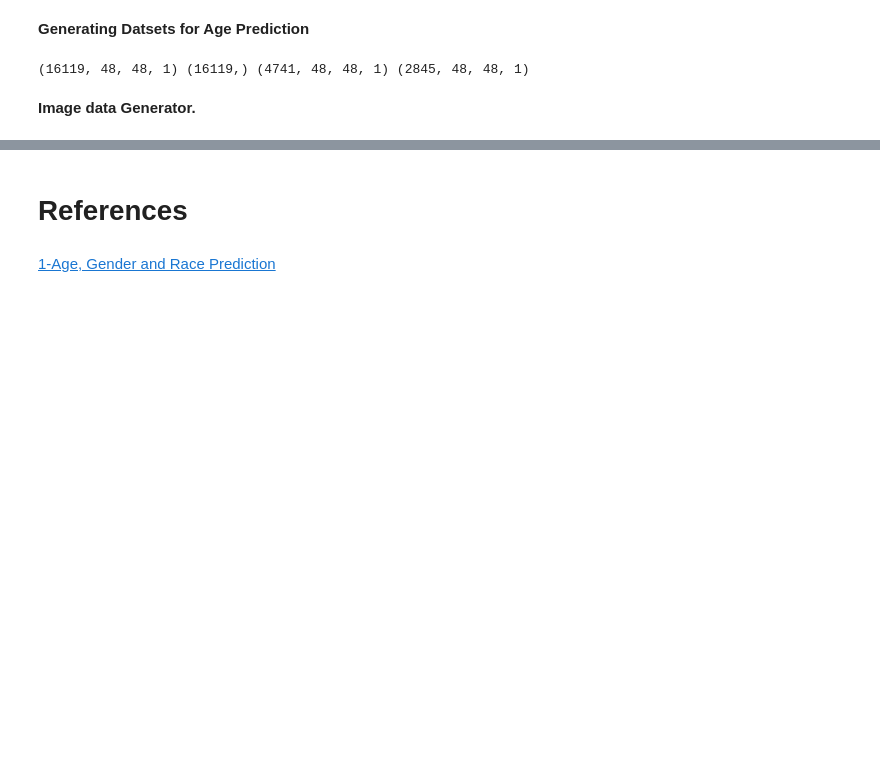
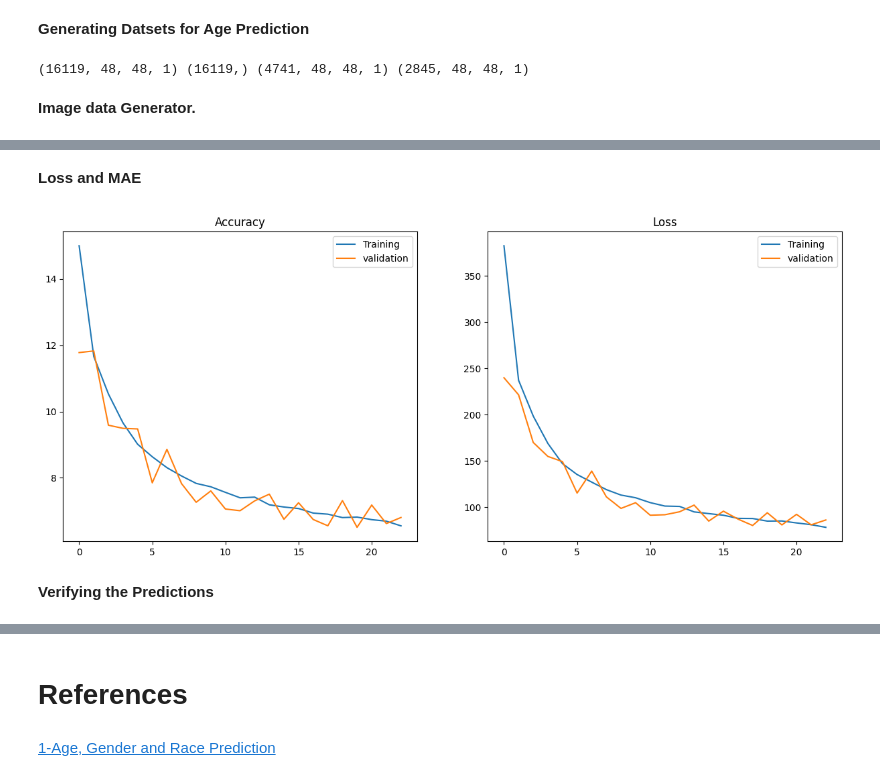
Before and after one commit to dr-mushtaq/Projects, a Jupyter notebook: Age,_Gender_and_Race_Prediction.ipynb, the cells around one changed output, grey strips where cells are left out. Cells and saved outputs as stored; diff of their text form; code cells hidden in the pictures; blank space fills up the shorter version.

```diff
--- a/Age,_Gender_and_Race_Prediction.ipynb
+++ b/Age,_Gender_and_Race_Prediction.ipynb
@@ -143,0 +146,18 @@ showImagesAge(X,Y)
+# %%
+image_input = keras.Input(shape=(48,48,1))
+
+l1 = Conv2D(32,(3,3), activation="relu")(image_input)
+l2 = Conv2D(32,(3,3), activation="relu")(l1)
+l3 = MaxPooling2D(pool_size=(2, 2))(l2)
+
+l4 = Dropout(0.30)(l3)
+
+l5 = Conv2D(64,(3,3), activation="relu")(l4)
+l6 = Conv2D(128,(3,3), activation="relu")(l5)
+
+#l7 = BatchNormalization()(l6)
+
+l8 = Flatten()(l6)
+l9 = Dense(256, activation= "relu")(l8)
+image_output = Dense(1)(l9)
+model_age = keras.Model(image_input, image_output)
@@ -143,0 +184,3 @@ showImagesAge(X,Y)
+# %%
+# Compiling the model
+model_age.compile(optimizer='adam', loss = 'mse', metrics=[keras.metrics.mean_absolute_error])
@@ -143,0 +189,3 @@ showImagesAge(X,Y)
+# %%
+my_calls = [keras.callbacks.EarlyStopping(monitor='val_mean_absolute_error',patience=3),
+            keras.callbacks.ModelCheckpoint("Model_age.h5",verbose=1,save_best_only=True)]
@@ -143,0 +194,2 @@ showImagesAge(X,Y)
+# %%
+hist_age = model_age.fit(age_train_ds,epochs=35,validation_data=age_val_ds,callbacks=my_calls)
@@ -143,0 +223,23 @@ showImagesAge(X,Y)
+# %% [markdown]
+**Loss and MAE**
+# %%
+plt.figure(figsize=(15,6))
+
+plt.subplot(1,2,1)
+plt.plot(hist_age.epoch,hist_age.history['mean_absolute_error'],label = 'Training')
+plt.plot(hist_age.epoch,hist_age.history['val_mean_absolute_error'],label = 'validation')
+
+plt.title("Accuracy")
+plt.legend()
+
+plt.subplot(1,2,2)
+plt.plot(hist_age.epoch,hist_age.history['loss'],label = 'Training')
+plt.plot(hist_age.epoch,hist_age.history['val_loss'],label = 'validation')
+
+plt.title("Loss")
+plt.legend()
+plt.show()
+# %% [output]
+[figure, added]
+# %% [markdown]
+**Verifying the Predictions**
```
Also changed, not shown: parts of 18 cells of this notebook.
